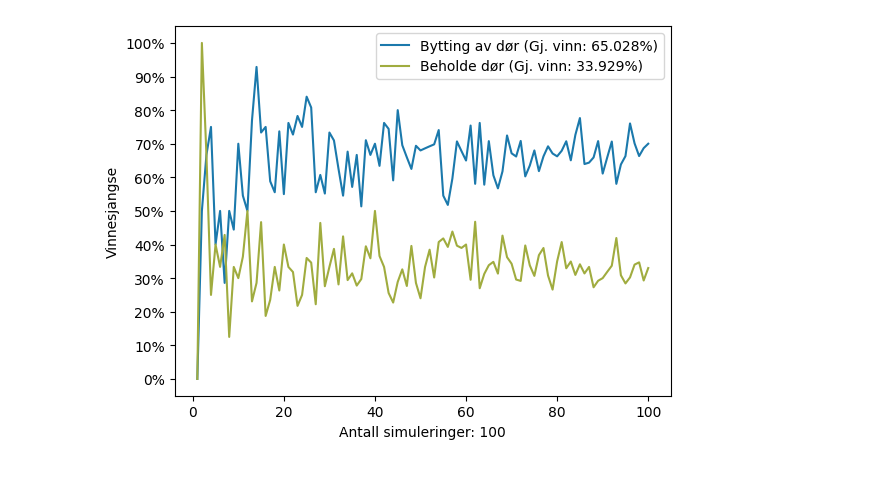
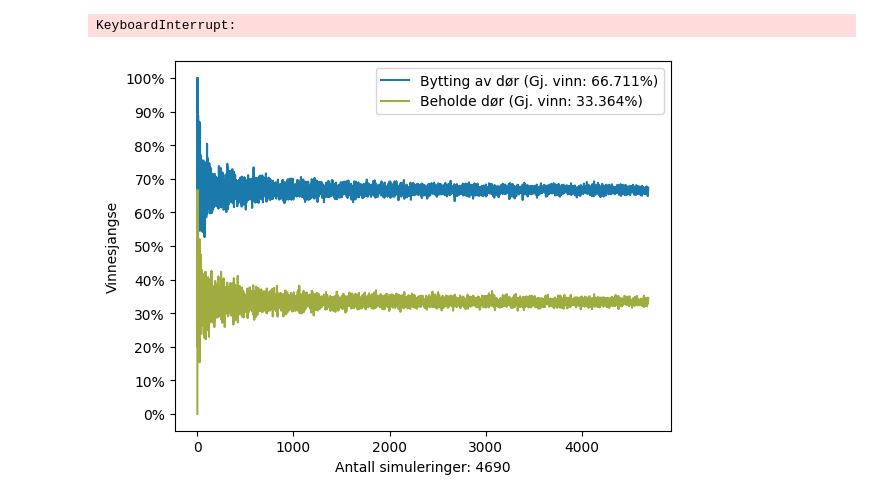
Before and after one commit to Danieljoha/Uit, a Jupyter notebook: Year 2/Semester 2/SOK-2012/Presentasjon/Simulering_Monty_python.ipynb, the cells around one changed output. Drawn from its saved outputs; the diff is of its cells as text; code cells hidden in the pictures.

```diff
--- a/Year 2/Semester 2/SOK-2012/Presentasjon/Simulering_Monty_python.ipynb
+++ b/Year 2/Semester 2/SOK-2012/Presentasjon/Simulering_Monty_python.ipynb
@@ -31,33 +31,34 @@ def plot_simulation_progress(num_simulations):
         if i <= 50 or i % 10 == 0:
             ax.clear()
 
             mean_switch_prob = np.mean(switch_probs) #scuffed måte å gjøre det på. blir så tregt på 10k+ simuleringer
             mean_dont_switch_prob = np.mean(dont_switch_probs)
 
             # Plotting
             ax.plot(range(1, i + 1), switch_probs, label=f'Bytting av dør (Gj. vinn: {round(mean_switch_prob*100, 3)}%)', color='#1b79ac')
             ax.plot(range(1, i + 1), dont_switch_probs, label=f"Beholde dør (Gj. vinn: {round(mean_dont_switch_prob*100, 3)}%)", color='#a0ac3f')
 
             ax.set_ylim(-0.05, 1.05)
 
             # Format y ticks as percentage
             ax.yaxis.set_major_formatter(FuncFormatter(lambda y, _: f'{y*100:.0f}%'))
             #ticks at 0, 10, 20, ..., 100
             ax.set_yticks(np.arange(0, 1.1, 0.1))
 
             ax.set_xlabel(f"Antall simuleringer: {i}")
             ax.set_ylabel('Vinnesjangse')
             ax.legend(loc='upper right')
             display(fig)
             clear_output(wait=True)
 
             #viser første 50 sakte før det går på maks hastighet
             if i <= 50:
-                time.sleep(0.5)
+                time.sleep(0.2)
 
     plt.close(fig)
 
 
-plot_simulation_progress(100)
+plot_simulation_progress(10000)
 # %% [output]
+KeyboardInterrupt:
-[figure, old version]
+[figure, new version]
```
Also changed, not shown: 18 other files.
